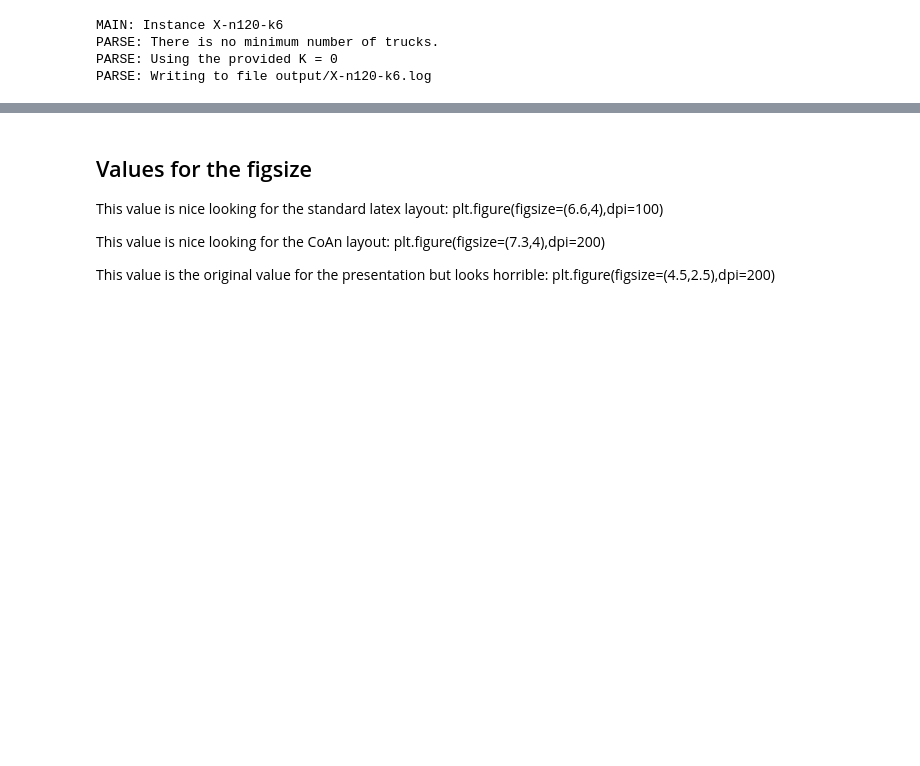
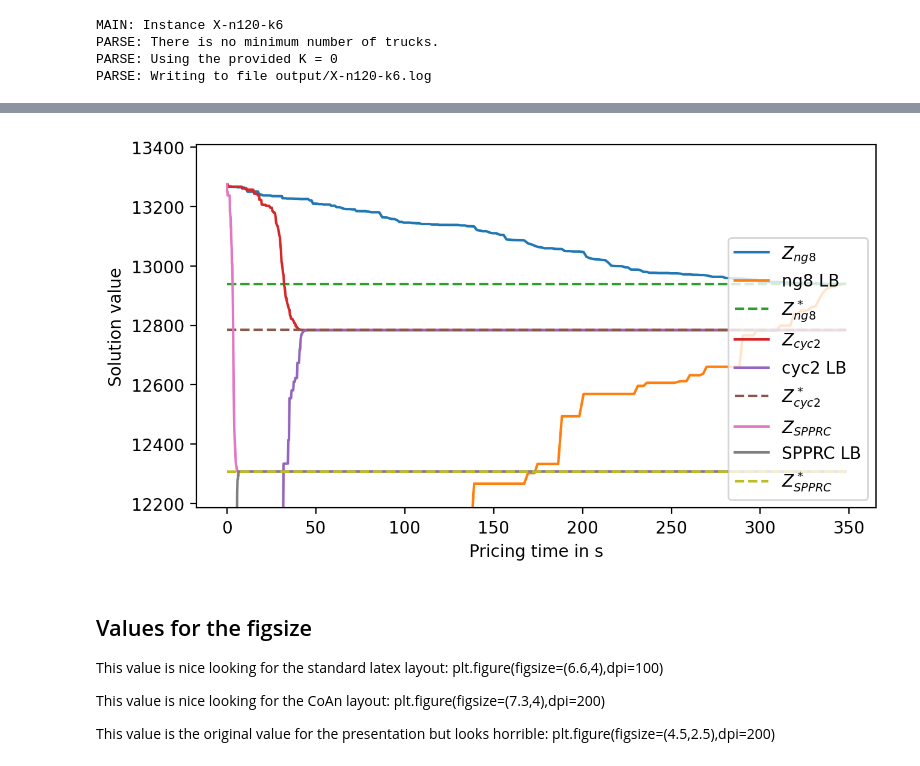
Before and after one commit to habanzu/cvrp, a Jupyter notebook: notebooks/Plotting.ipynb, the cells around one changed output, grey strips where cells are left out. Drawn from its saved outputs; the diff is of its cells as text; code cells hidden in the pictures; blank space fills up the shorter version.

Commit message:
Add automatic plotting fucntion

```diff
--- a/notebooks/Plotting.ipynb
+++ b/notebooks/Plotting.ipynb
@@ -12,6 +13,6 @@ import src.parse as parse
 # %%
 G = parse.parse("X-n120-k6")
-data = pd.read_csv("output_uchoa/X-n120-k6-ng8.log", header=17 ,skipfooter=69, engine="python", sep=", ")
+data = parse.parse_output("output_uchoa/X-n120-k6-ng8.log")
 data_cyc2 = pd.read_csv("output_uchoa/X-n120-k6-cyc2.log", header=17 ,skipfooter=81, engine="python", sep=", ")
 data_spprc = pd.read_csv("output_uchoa/X-n120-k6-SPPRC.log", header=17 ,skipfooter=244-128, engine="python", sep=", ")
 # %% [output]
@@ -21,0 +28,3 @@ PARSE: Writing to file output/X-n120-k6.log
+# %%
+data = pd.concat((data,data.iloc[-1:]))
+data
@@ -22,3 +45,7 @@ PARSE: Writing to file output/X-n120-k6.log
+# %%
+plot_all([data,data_cyc2,data_spprc],time=True)
+# %% [output]
+[figure, added]
 # %% [markdown]
 ## Values for the figsize
 This value is nice looking for the standard latex layout: plt.figure(figsize=(6.6,4),dpi=100)
```
Also changed, not shown: parts of 4 cells of this notebook, 2 other files.
